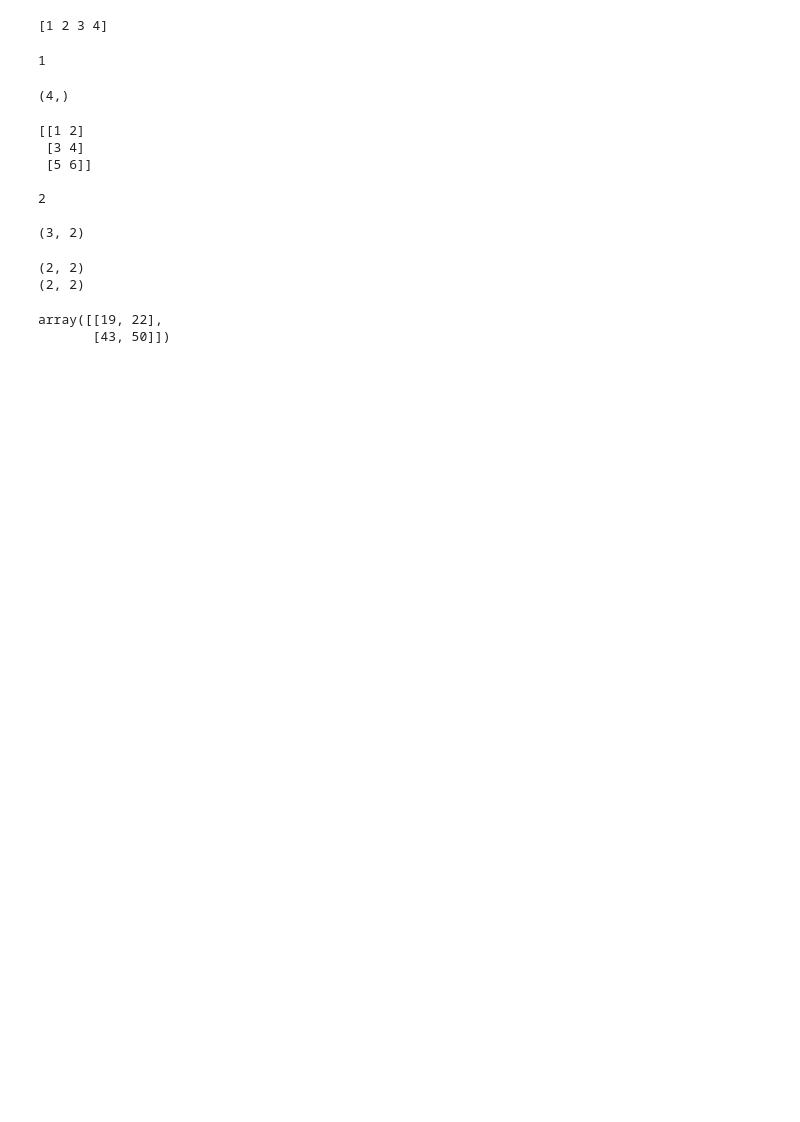
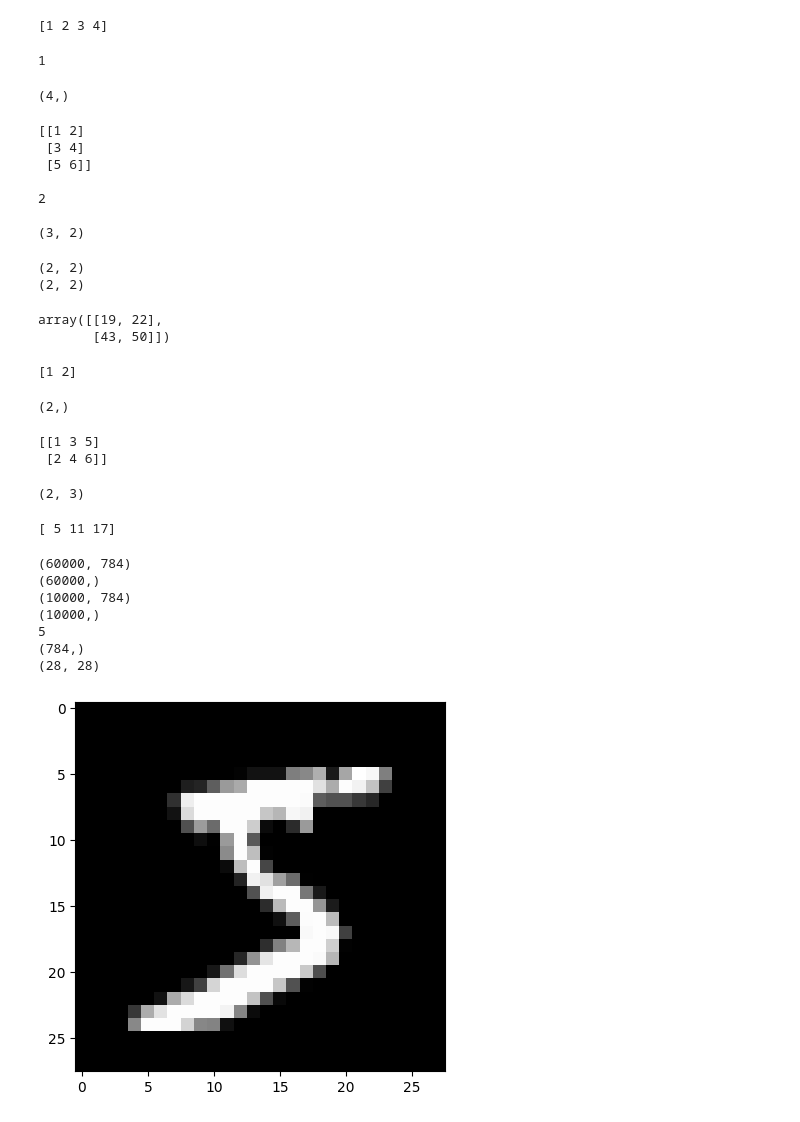
Before and after one commit to walkallen/deep-learning-from-scratch, a Jupyter notebook: ch03.ipynb, the cells around one changed output. Drawn from its saved outputs; the diff is of its cells as text; code cells hidden in the pictures; blank space fills up the shorter version.

```diff
--- a/ch03.ipynb
+++ b/ch03.ipynb
@@ -167,3 +167,83 @@ np.dot(A,B)
 (2, 2)
 array([[19, 22],
        [43, 50]])
+# %%
+
+# 神经网络的内积
+
+'''
+             1  3  5
+1  2   dot   2  4  6  ==  5  11  17
+'''
+
+
+X = np.array([1, 2])
+
+print(X)
+
+X.shape
+# %% [output]
+[1 2]
+(2,)
+# %%
+
+W = np.array([[1, 3, 5], [2, 4, 6]])
+
+print(W)
+
+W.shape
+# %% [output]
+[[1 3 5]
+ [2 4 6]]
+(2, 3)
+# %%
+Y = np.dot(X, W)
+
+print(Y)
+# %% [output]
+[ 5 11 17]
+# %%
+
+# 手写数字识别
+
+'''
+# load_mnist函数以“(训练图像 ,训练标签 ), (测试图像，测试标签 )”的
+形式返回读入的MNIST数据。
+
+'''
+
+
+import sys, os
+from dataset.mnist import load_mnist
+from PIL import Image
+
+(x_train, t_train), (x_test, t_test) = load_mnist(flatten=True, normalize=False)
+
+print(x_train.shape)
+print(t_train.shape) # (60000,)
+print(x_test.shape) # (10000, 784)
+print(t_test.shape) # (10000,)
+
+img = x_train[0]
+label = t_train[0]
+print(label)  # 5
+
+print(img.shape)  # (784,)
+img = img.reshape(28, 28)  # 形状を元の画像サイズに変形
+print(img.shape)  # (28, 28)
+
+def img_show(img):
+    pil_img = Image.fromarray(np.uint8(img))
+    plt.imshow(pil_img, cmap='gray')
+    # pil_img.show()
+
+img_show(img)
+# %% [output]
+(60000, 784)
+(60000,)
+(10000, 784)
+(10000,)
+5
+(784,)
+(28, 28)
+[figure, added]
```
Also changed, not shown: parts of 2 cells of this notebook, 1 other file.
